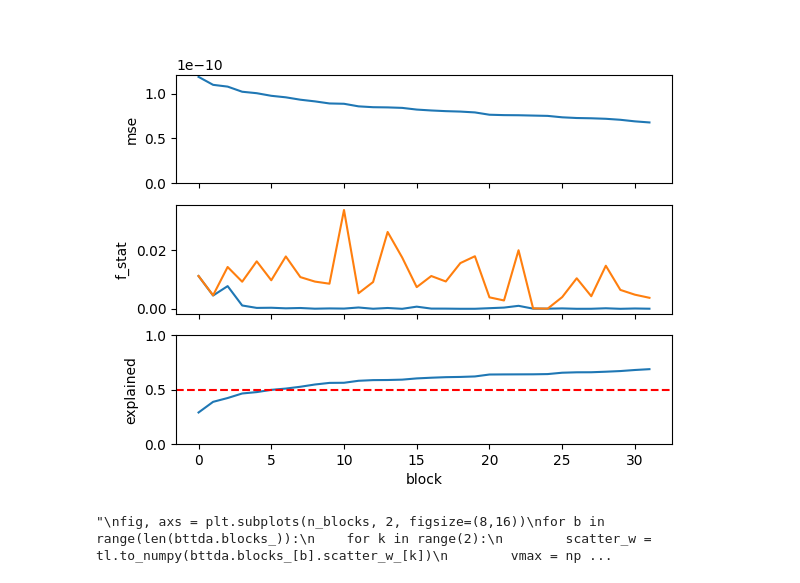
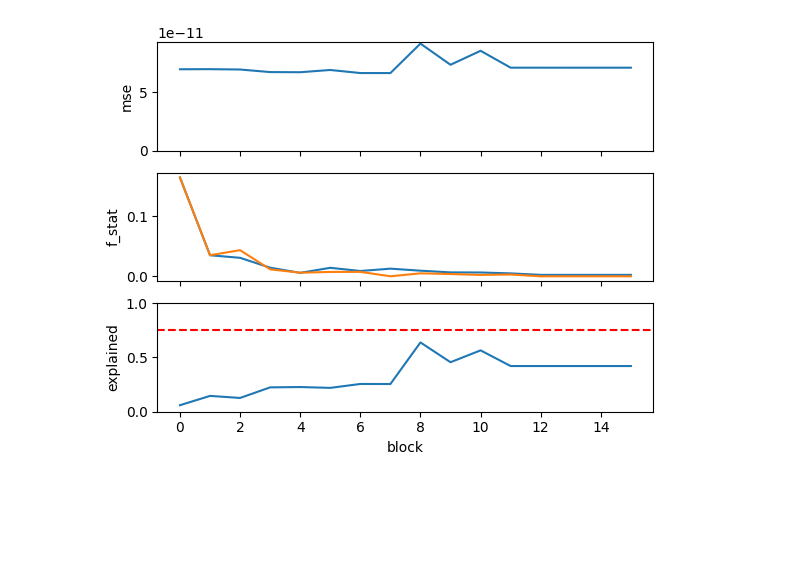
Before and after one commit to arnevdk/bttda, a Jupyter notebook: notebooks/bttda.ipynb, the cells around one changed output. Saved outputs shown, nothing was run; the diff lists cells and outputs as text; code cells hidden in the pictures; blank space fills up the shorter version.

```diff
--- a/notebooks/bttda.ipynb
+++ b/notebooks/bttda.ipynb
@@ -21,13 +7,12 @@ from mne import combine_evoked
 # %%
 from moabb.paradigms import P300
-from moabb.datasets import BNCI2014008, BNCI2014009, EPFLP300
-plt.style.use('default')
+from moabb.datasets import *
 
-tmin = -0.2
-tmax=1.0
+tmin = 0
+tmax=0.8
 fmin=0.5
-fmax = 32
-sfreq = 64
+fmax = 16
+sfreq = 32
 
 paradigm = P300(resample=sfreq, tmin=tmin, tmax=tmax, fmin=fmin, fmax=fmax)
 dataset = BNCI2014008()
@@ -72,7 +57,7 @@ bttda = BTTDA(
             max_iter=128,
             tol=1e-16,
             init ='svd',
-            shrinkage=('lw','lw'),
+            shrinkage='lw',
             toeplitz=None,
             obj='rt',
             solver='lanczos',
@@ -84,7 +69,7 @@ bttda = BTTDA(
             prune_pvalue=0.05,
             combine_pvalue='fisher'
     ),
-    var_thresh = .50,
+    var_thresh = .75,
     deflate_transform=False,
     keep_train_info=True,
     verbose=True)
@@ -147,26 +159,15 @@ bttda.train_info_
 # %%
+import seaborn as sns
+
 if bttda.keep_train_info:
     fig, axs = plt.subplots(3,1, sharex=True)
     sns.lineplot(data=bttda.train_info_,  x="block", y="mse", ax=axs[0])
     axs[0].set_ylim([0,None])
     sns.lineplot(data=bttda.train_info_,  x="block", y="f_stat", ax=axs[1])
     sns.lineplot(data=bttda.train_info_,  x="block", y="f_stat_defl", ax=axs[1])
     sns.lineplot(data=bttda.train_info_,  x="block", y="explained", ax=axs[2])
     axs[2].set_ylim([0,1])
-    axs[2].axhline(.5, color='red', linestyle='--')
+    axs[2].axhline(bttda.var_thresh, color='red', linestyle='--')
 # %% [output]
-[figure, old version]
+[figure, new version]
-# %%
-"""
-fig, axs = plt.subplots(n_blocks, 2, figsize=(8,16))
-for b in range(len(bttda.blocks_)):
-    for k in range(2):
-        scatter_w = tl.to_numpy(bttda.blocks_[b].scatter_w_[k])
-        vmax = np.max(np.abs(scatter_w))
-        sns.heatmap(scatter_w, cmap='BrBG',
-                    vmin=-vmax, vmax=vmax, ax=axs[b,k])
-        axs[b,k].set_aspect('equal')
-"""
-# %% [output]
-"\nfig, axs = plt.subplots(n_blocks, 2, figsize=(8,16))\nfor b in range(len(bttda.blocks_)):\n    for k in range(2):\n        scatter_w = tl.to_numpy(bttda.blocks_[b].scatter_w_[k])\n        vmax = np ...
 # %%
```
Also changed, not shown: parts of 16 cells of this notebook, 41 other files.
